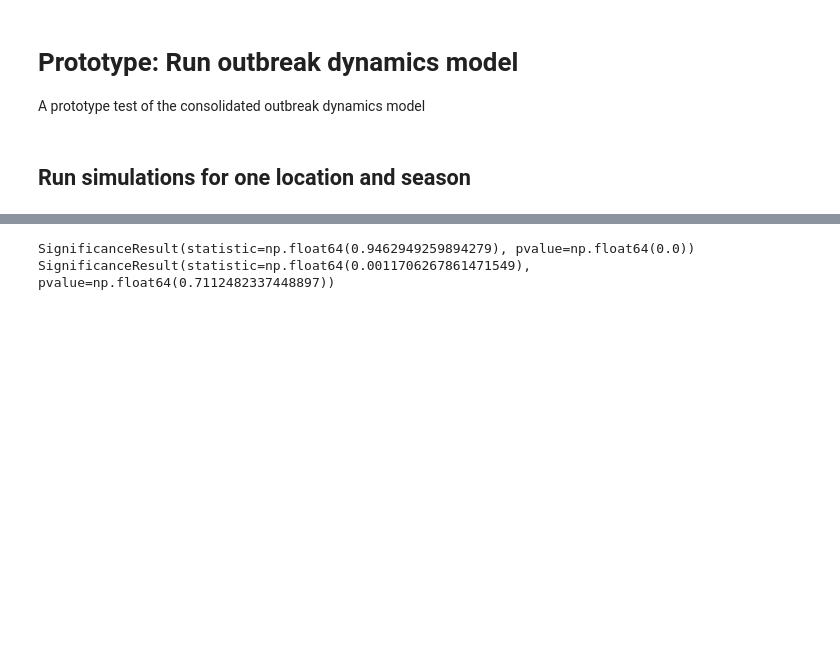
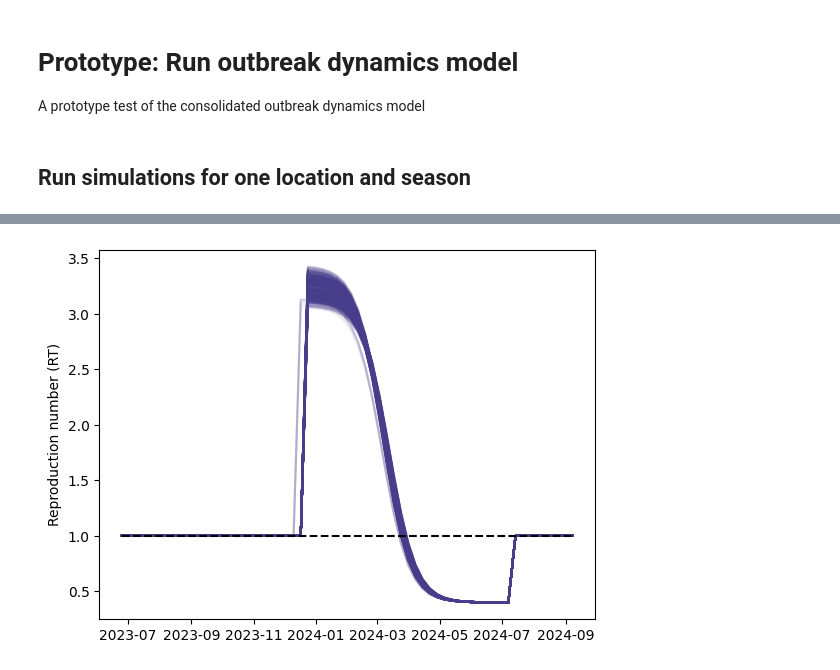
Before and after one commit to InfraMIND-models/3rd_imdc_ifgw_inframind-proteus, a Jupyter notebook: src/prototypes/run_dynamic_model.ipynb, the cells around one changed output, grey strips where cells are left out. Saved outputs shown, nothing was run; the diff lists cells and outputs as text; code cells hidden in the pictures; blank space fills up the shorter version.

```diff
--- a/src/prototypes/run_dynamic_model.ipynb
+++ b/src/prototypes/run_dynamic_model.ipynb
@@ -213,14 +202,50 @@ with plt.rc_context():
-# %%
-# === Check summary scores
-df = results.scoring.summary
-
-from scipy.stats import spearmanr
-
-print(spearmanr(df["wis"], df["rmse"]))
-print(spearmanr(df["wis"], df["nb_loglikelihood"]))
-
-
-# df
-# %% [output]
-SignificanceResult(statistic=np.float64(0.9462949259894279), pvalue=np.float64(0.0))
-SignificanceResult(statistic=np.float64(0.0011706267861471549), pvalue=np.float64(0.7112482337448897))
+# %%
+# Recreating RT curves of selected trajectories
+# =================
+# OBS: This cell is complex because it reproduces how RT is generated inside the simulator. If we extract that as a method, this could be simplified.
+
+# Rebuild the full params df but only with the best sampled parameters
+_config = deepcopy(config)
+_n = best_sampled_params_df.shape[0]
+_config.sampling.method = "given"
+_params_df = build_calibration_params_df(_n, _config.sampling, given_params=best_sampled_params_df)
+t_start = float((_config.temporal.sim_start - _config.temporal.zero_date).days) - simulator._gt_max_steps * _config.temporal.step_dt
+
+
+rt_array = simulator.rt_model.generate(
+    params_df=_params_df,
+    num_time_steps=_config.num_time_steps,
+    step_dt=_config.temporal.step_dt,
+    t_start=t_start,
+)
+
+# Shift time to assign dates
+_cols = _config.temporal.zero_date + pd.Timedelta(t_start, unit="D") + pd.to_timedelta(np.arange(rt_array.shape[1]) * _config.temporal.step_dt, unit="D")
+rt_df = pd.DataFrame(
+    rt_array,
+    index=best_sampled_params_df.index,
+    columns=_cols,
+)
+
+# -()- Optional: Random sample to reduce plot load
+nsample = 500
+df: pd.DataFrame = rt_df
+df = df.sample(nsample, replace=True, random_state=42)
+rt_df = df
+
+# Summarize and visualize
+# =======================
+
+
+with plt.rc_context():
+    fig, ax = plt.subplots()
+
+    # Simulation medians
+    df = rt_df
+    ax.plot(df.T, color="darkslateblue", alpha=0.1)
+    ax.plot(df.columns, np.ones(df.shape[1]), "k--")
+    ax.set_ylabel("Reproduction number (RT)")
+
+    display(fig)
+# %% [output]
+[figure, added]
```
Also changed, not shown: parts of 5 cells of this notebook, 5 other files.
